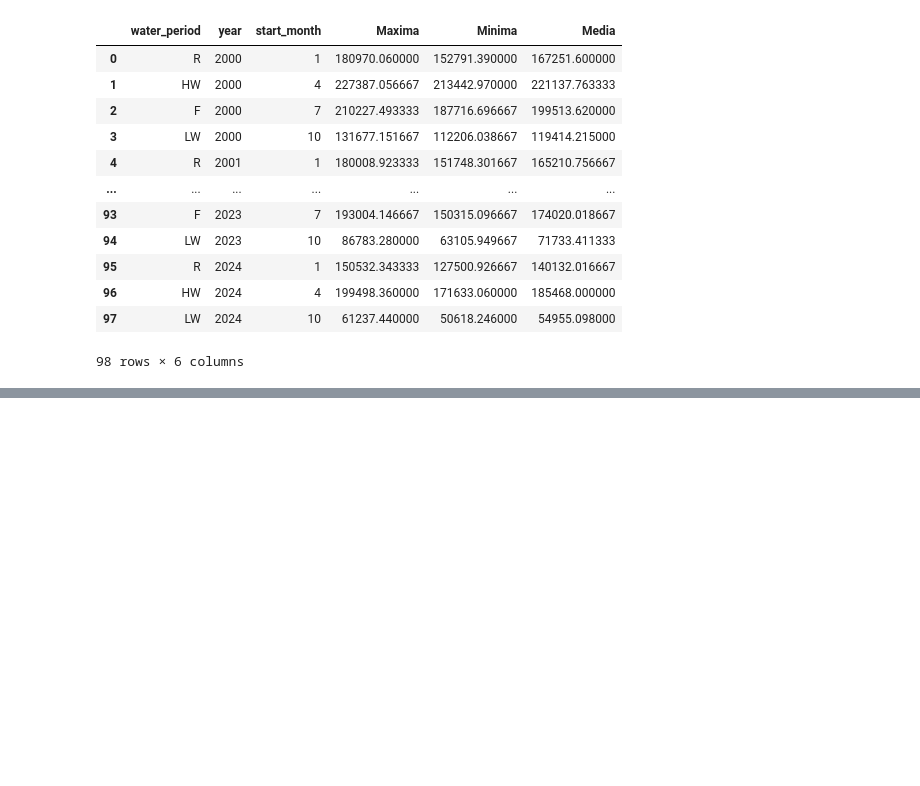
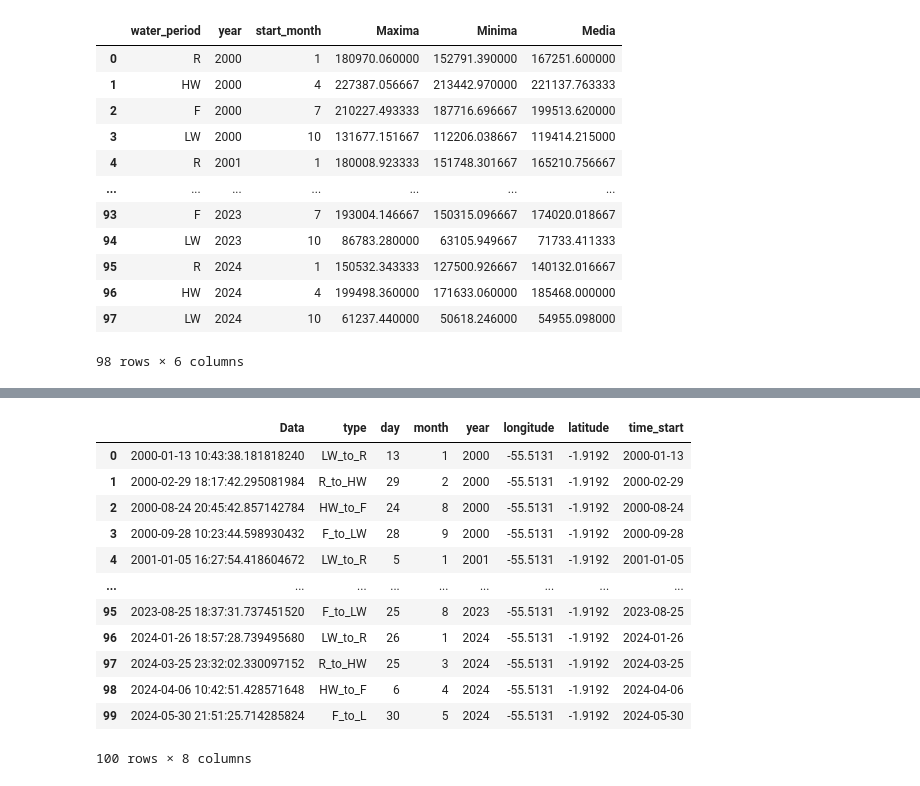
Before and after one commit to larissavaladao/py6s_harmonize_sample, a Jupyter notebook: 5. parameters_by_period/5.discharge_timeseries.ipynb, the cells around one changed output, grey strips where cells are left out. Saved outputs shown, nothing was run; the diff lists cells and outputs as text; code cells hidden in the pictures; blank space fills up the shorter version.

```diff
--- a/5. parameters_by_period/5.discharge_timeseries.ipynb
+++ b/5. parameters_by_period/5.discharge_timeseries.ipynb
@@ -421,0 +212,26 @@ view
+# %%
+#import period dates
+df_period_limits = pd.read_csv('/content/drive/MyDrive/CURUAI_PROCESS/water_period_limits.csv').drop(columns=['Unnamed: 0'])
+df_period_limits['time_start'] = df_period_limits['Data'].apply(lambda x : x[0:10])
+df_period_limits['Data'] = pd.to_datetime(df_period_limits['Data'])
+#
+# df_period_limits['date'] = pd.to_datetime(df_period_limits['date'])
+df_period_limits['month'] = df_period_limits['Data'].dt.month
+df_period_limits['year'] = df_period_limits['Data'].dt.year
+df_period_limits['day'] = df_period_limits['Data'].dt.day
+
+df_period_limits
+# %% [output]
+|  | Data | type | day | month | year | longitude | latitude | time_start |
+| 0 | 2000-01-13 10:43:38.181818240 | LW_to_R | 13 | 1 | 2000 | -55.5131 | -1.9192 | 2000-01-13 |
+| 1 | 2000-02-29 18:17:42.295081984 | R_to_HW | 29 | 2 | 2000 | -55.5131 | -1.9192 | 2000-02-29 |
+| 2 | 2000-08-24 20:45:42.857142784 | HW_to_F | 24 | 8 | 2000 | -55.5131 | -1.9192 | 2000-08-24 |
+| 3 | 2000-09-28 10:23:44.598930432 | F_to_LW | 28 | 9 | 2000 | -55.5131 | -1.9192 | 2000-09-28 |
+| 4 | 2001-01-05 16:27:54.418604672 | LW_to_R | 5 | 1 | 2001 | -55.5131 | -1.9192 | 2001-01-05 |
+| ... | ... | ... | ... | ... | ... | ... | ... | ... |
+| 95 | 2023-08-25 18:37:31.737451520 | F_to_LW | 25 | 8 | 2023 | -55.5131 | -1.9192 | 2023-08-25 |
+| 96 | 2024-01-26 18:57:28.739495680 | LW_to_R | 26 | 1 | 2024 | -55.5131 | -1.9192 | 2024-01-26 |
+| 97 | 2024-03-25 23:32:02.330097152 | R_to_HW | 25 | 3 | 2024 | -55.5131 | -1.9192 | 2024-03-25 |
+| 98 | 2024-04-06 10:42:51.428571648 | HW_to_F | 6 | 4 | 2024 | -55.5131 | -1.9192 | 2024-04-06 |
+| 99 | 2024-05-30 21:51:25.714285824 | F_to_L | 30 | 5 | 2024 | -55.5131 | -1.9192 | 2024-05-30 |
+100 rows × 8 columns
```
Also changed, not shown: parts of 21 cells of this notebook.
